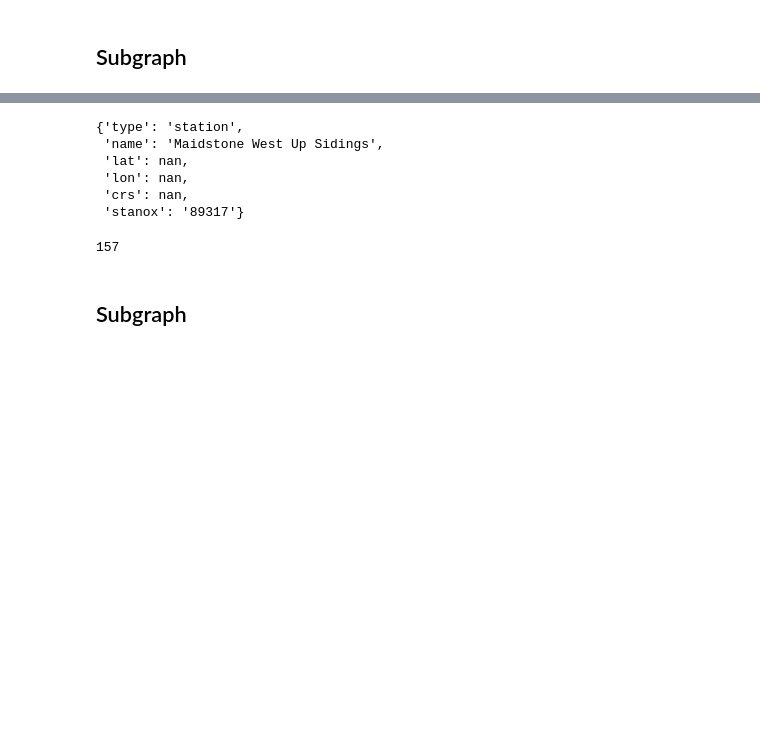
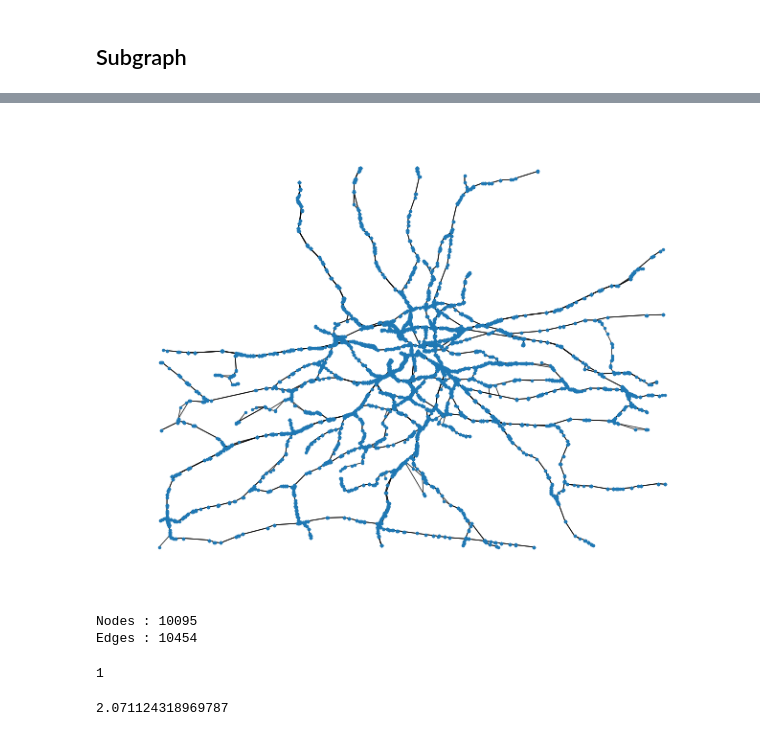
Before and after one commit to thibaultquentin66-lang/resilience_freight_train_UK, a Jupyter notebook: Final_Work.ipynb, the cells around one changed output, grey strips where cells are left out. Cells and saved outputs as stored; diff of their text form; code cells hidden in the pictures; blank space fills up the shorter version.

Commit message:
subgraph finished

```diff
--- a/Final_Work.ipynb
+++ b/Final_Work.ipynb
@@ -878,18 +839,0 @@ sorted([len(c) for c in components_sub], reverse=True)[:10]
-# %%
-n = stations_sub[0]
-G_sub.nodes[n]
-# %% [output]
-{'type': 'station',
- 'name': 'Maidstone West Up Sidings',
- 'lat': nan,
- 'lon': nan,
- 'crs': nan,
- 'stanox': '89317'}
-# %%
-isolated_stations = [
-    n for n in stations_sub
-    if G_sub.degree(n) == 0
-]
-len(isolated_stations)
-# %% [output]
-157
@@ -911,2 +840,55 @@ plt.show()
-# %% [markdown]
-## Subgraph
+# %%
+lat_min, lat_max = 51.2, 51.8
+lon_min, lon_max = -0.6, 0.4
+
+nodes_to_keep = []
+
+for n, d in G.nodes(data=True):
+
+    lat = d.get("lat")
+    lon = d.get("lon")
+
+    if lat is not None and lon is not None:
+
+        if lat_min <= lat <= lat_max and lon_min <= lon <= lon_max:
+            nodes_to_keep.append(n)
+
+G_london = G.subgraph(nodes_to_keep).copy()
+# %%
+largest_cc = max(nx.connected_components(G_london), key=len)
+
+G_london = G_london.subgraph(largest_cc).copy()
+# %%
+pos = {
+    n: (d["lon"], d["lat"])
+    for n, d in G_london.nodes(data=True)
+    if "lon" in d and "lat" in d
+}
+
+nx.draw(
+    G_london,
+    pos,
+    node_size=2,
+    width=0.5,
+    with_labels=False
+)
+# %% [output]
+[figure, added]
+# %%
+print("Nodes :", G_london.number_of_nodes())
+print("Edges :", G_london.number_of_edges())
+# %% [output]
+Nodes : 10095
+Edges : 10454
+# %%
+print(nx.number_connected_components(G_london))
+# %% [output]
+1
+# %%
+degrees = [d for n, d in G_london.degree()]
+
+avg_degree = sum(degrees) / len(degrees)
+
+print(avg_degree)
+# %% [output]
+2.071124318969787
```
Also changed, not shown: parts of 31 cells of this notebook, 1 other file.
